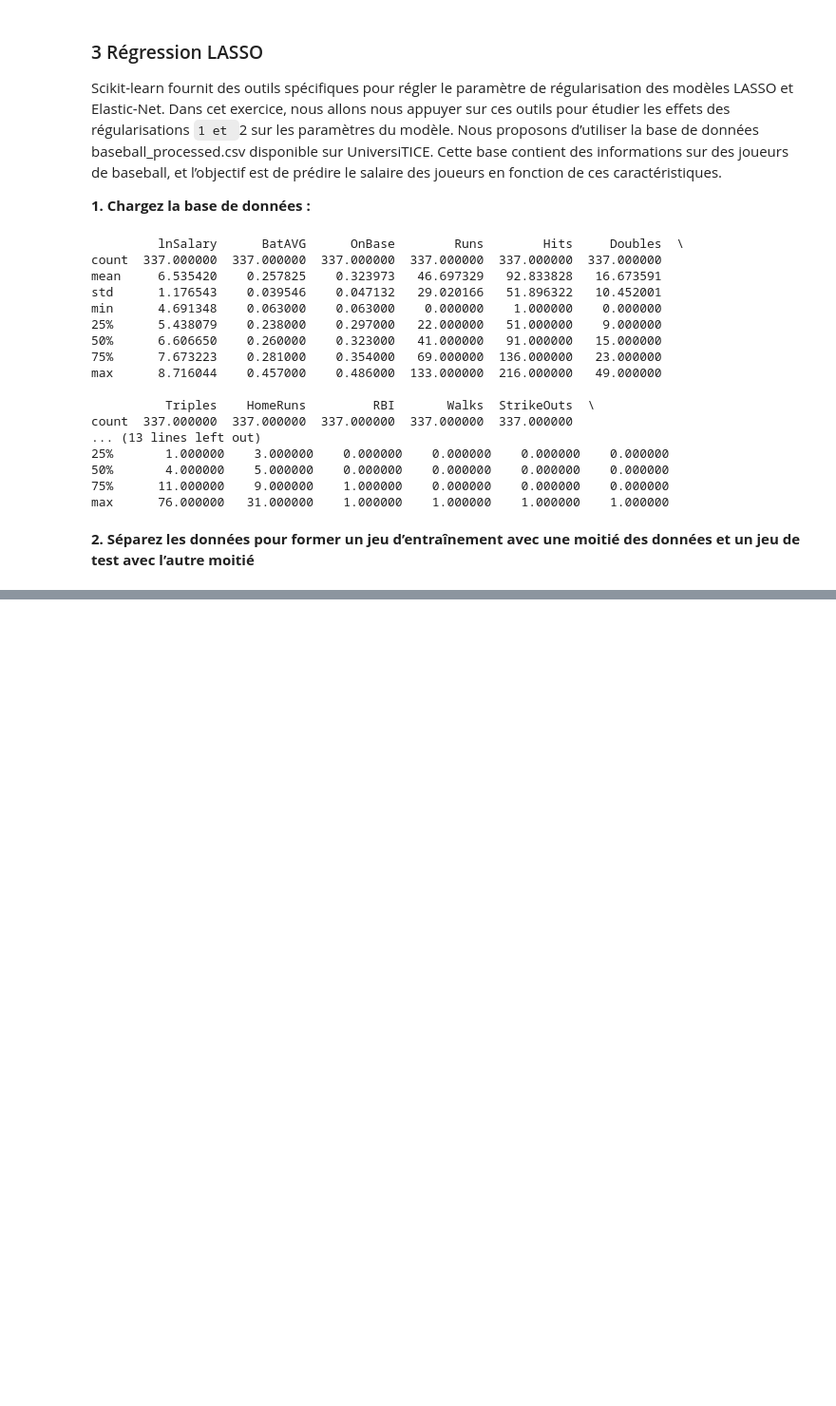
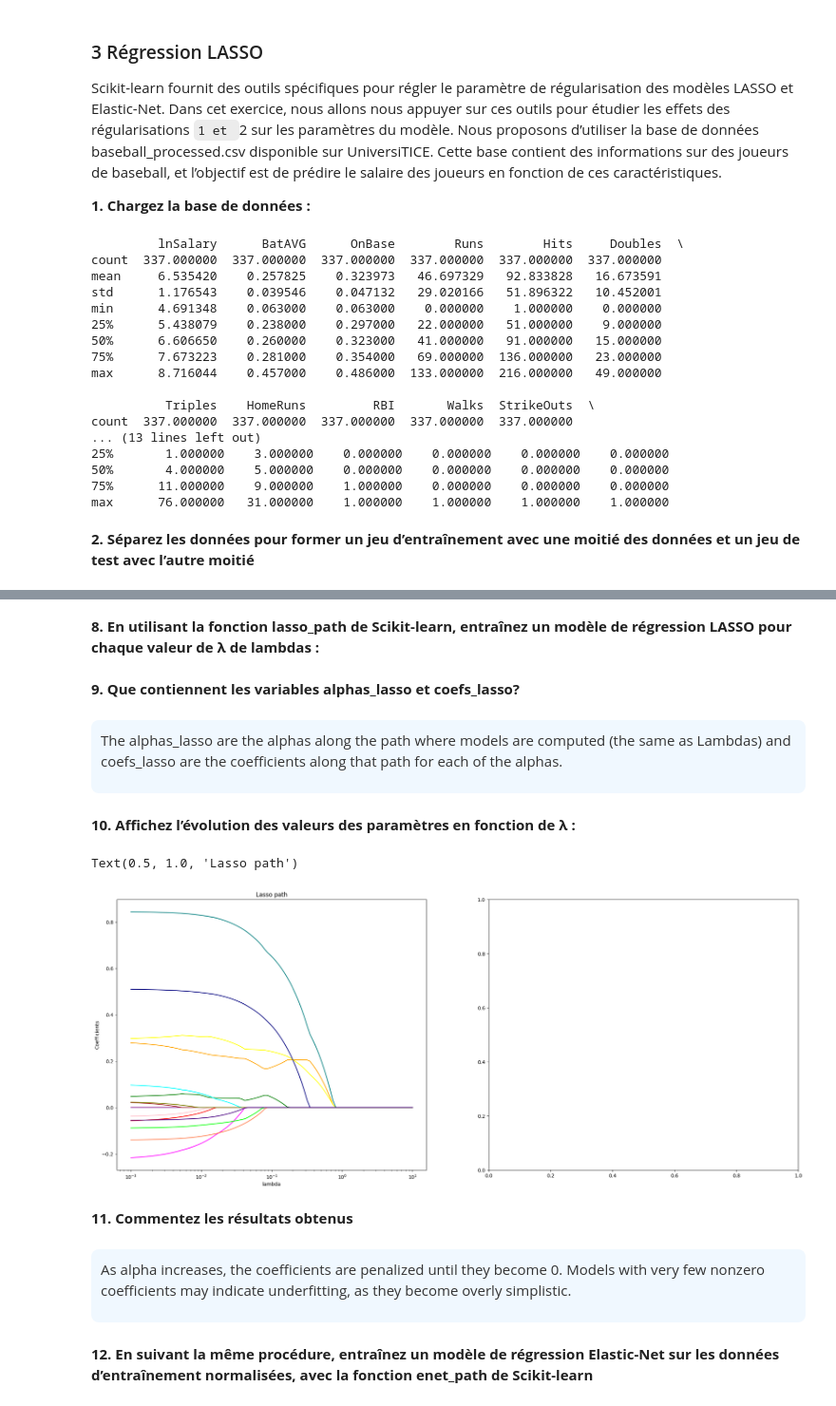
Before and after one commit to RodrigoFernandes-DA/TPs_Univ, a Jupyter notebook: Théorie et algorithmes de l'apprentissage automatique/TP3.ipynb, the cells around one changed output, grey strips where cells are left out. Shown at 95% size. Cells and saved outputs as stored; diff of their text form; code cells hidden in the pictures; blank space fills up the shorter version.

```diff
--- a/Théorie et algorithmes de l'apprentissage automatique/TP3.ipynb
+++ b/Théorie et algorithmes de l'apprentissage automatique/TP3.ipynb
@@ -208,0 +233,5 @@ x_train, x_test, y_train, y_test = train_test_split(
+# %%
+sc = StandardScaler(with_mean=True , with_std=True)
+sc = sc.fit(x_train)
+Xa_n = sc.transform(x_train)
+Xt_n = sc.transform(x_test)
@@ -208,0 +240,4 @@ x_train, x_test, y_train, y_test = train_test_split(
+# %%
+lasso = Lasso()
+lasso.fit(Xa_n, y_train)
+y_pred = lasso.predict(Xt_n)
@@ -208,0 +270,41 @@ x_train, x_test, y_train, y_test = train_test_split(
+# %%
+lambdas = np.logspace(-3, 1, num=100)
+# %% [markdown]
+**8. En utilisant la fonction lasso_path de Scikit-learn, entraînez un modèle de régression LASSO
+pour chaque valeur de λ de lambdas :**
+# %%
+alphas_lasso , coefs_lasso , _ = lasso_path(Xa_n , y_train , alphas=lambdas)
+# %% [markdown]
+**9. Que contiennent les variables alphas_lasso et coefs_lasso?**
+# %% [markdown]
+<div style="background-color:#f0f8ff; color:#333333; padding:10px; border-radius:8px; font-family:Arial, sans-serif; line-height:1.6;">
+  <p>
+    The alphas_lasso are the alphas along the path where models are computed (the same as Lambdas) and coefs_lasso are the coefficients along that path for each of the alphas.
+  </p>
+</div>
+# %% [markdown]
+**10. Affichez l’évolution des valeurs des paramètres en fonction de λ :**
+# %%
+fig , axs = plt.subplots(1, 2, figsize =(25, 10)) # change the size if needed
+# 16 different colors , one per coefficient:
+colors = ["blue", "red", "green", "orange", "purple", "pink", "brown", "yellow",
+"cyan", "magenta", "olive", "lime", "teal", "coral", "navy", "indigo", "gold"]
+for coef_l , c in zip(coefs_lasso , colors):
+    axs[0].plot(alphas_lasso , coef_l , color=c)
+    axs[0].set_xscale('log')
+axs[0].set_xlabel('lambda')
+axs[0].set_ylabel('Coefficients')
+axs[0].set_title('Lasso path')
+# %% [output]
+Text(0.5, 1.0, 'Lasso path')
+[figure, added]
+# %% [markdown]
+**11. Commentez les résultats obtenus**
+# %% [markdown]
+<div style="background-color:#f0f8ff; color:#333333; padding:10px; border-radius:8px; font-family:Arial, sans-serif; line-height:1.6;">
+  <p>
+    As alpha increases, the coefficients are penalized until they become 0. Models with very few nonzero coefficients may indicate underfitting, as they become overly simplistic.
+  </p>
+</div>
+# %% [markdown]
+**12. En suivant la même procédure, entraînez un modèle de régression Elastic-Net sur les données d’entraînement normalisées, avec la fonction enet_path de Scikit-learn**
```
Also changed, not shown: parts of 34 cells of this notebook.
